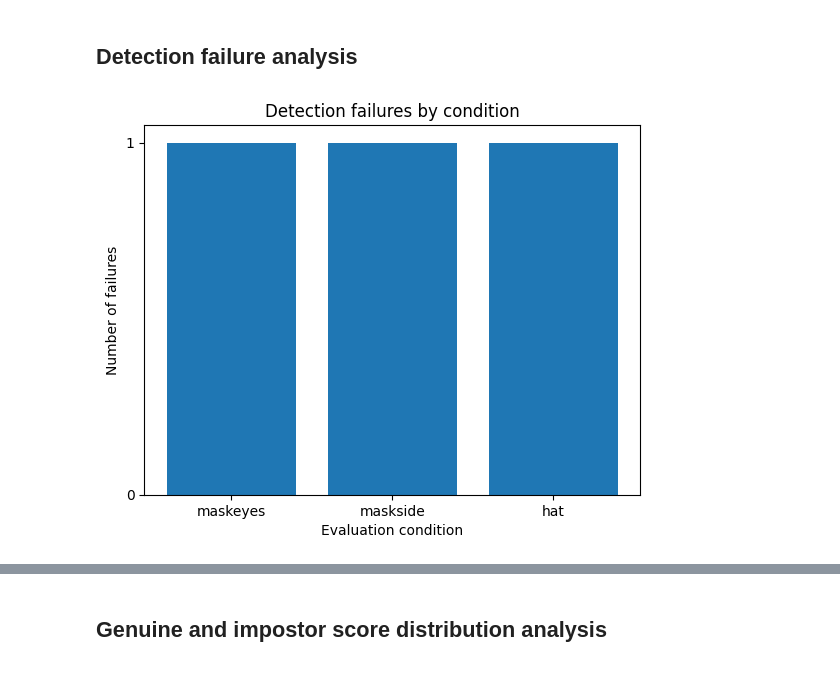
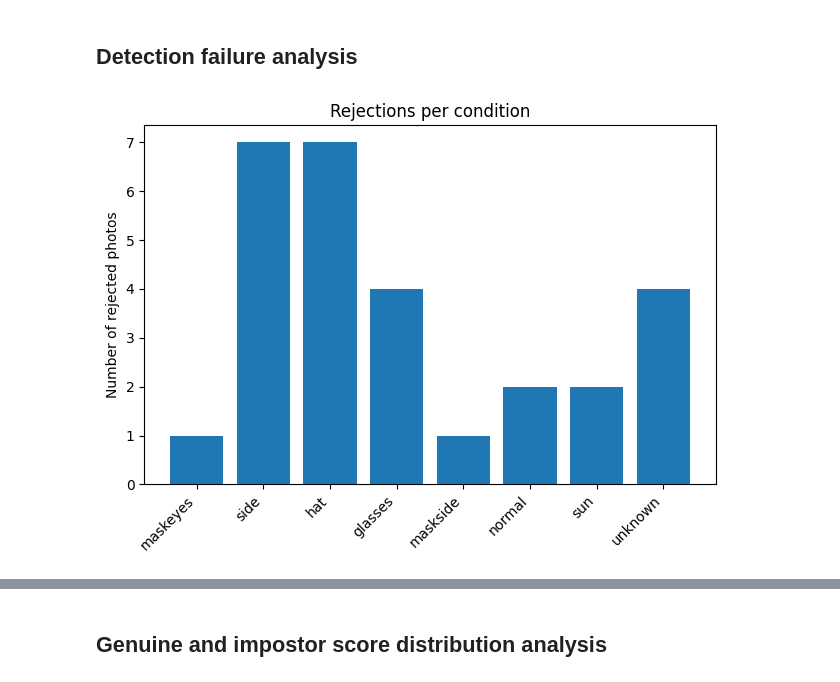
Before and after one commit to Anthony253400/Reconnaissance-Faciale-Projet-Dell-Technologies, a Jupyter notebook: evaluation/evaluation.ipynb, the cells around one changed output, grey strips where cells are left out. Cells and saved outputs as stored; diff of their text form; code cells hidden in the pictures.

```diff
--- a/evaluation/evaluation.ipynb
+++ b/evaluation/evaluation.ipynb
@@ -31,10 +53,12 @@ def get_condition(filename):
 EVAL_DIR      = "../images/evaluation_set"
 UNKNOWN_LABEL = "unknown"
 MODEL_PATH    = "../model/blaze_face_short_range.tflite"
-THRESHOLD     = np.arange(0.0, 1.01, 0.01)
+THRESHOLD     = np.arange(0.0, 1.0, 0.01)
 COLLECTION    = "face"
 
-client = QdrantClient(host="172.19.89.254", port=6333)
+#client = QdrantClient(host="172.19.89.254", port=6333)
+client = QdrantClient(path ="../qdrant_data")
+print(client)
 
 base_options = python.BaseOptions(model_asset_path=MODEL_PATH)
 options = vision.FaceDetectorOptions(base_options=base_options)
@@ -188,15 +268,18 @@ Total processed : 126
 # %% [markdown]
 ## Detection failure analysis
 # %%
+
+
+# 'failures' now holds dicts; the filename is stored in f['photo']
 failures_by_condition = defaultdict(int)
-for filename in detection_failures:
-    failures_by_condition[get_condition(filename)] += 1
+for f in failures:
+    failures_by_condition[get_condition(f['photo'])] += 1
 
 plt.bar(failures_by_condition.keys(), failures_by_condition.values())
-plt.xlabel('Evaluation condition')
-plt.ylabel('Number of failures')
-plt.gca().yaxis.set_major_locator(plt.MaxNLocator(integer=True))
-plt.title('Detection failures by condition')
+plt.ylabel("Number of rejected photos")
+plt.title("Rejections per condition")
+plt.xticks(rotation=45, ha='right')
+plt.tight_layout()
 plt.show()
 # %% [output]
-[figure, old version]
+[figure, new version]
```
Also changed, not shown: parts of 45 cells of this notebook, 13 other files.
